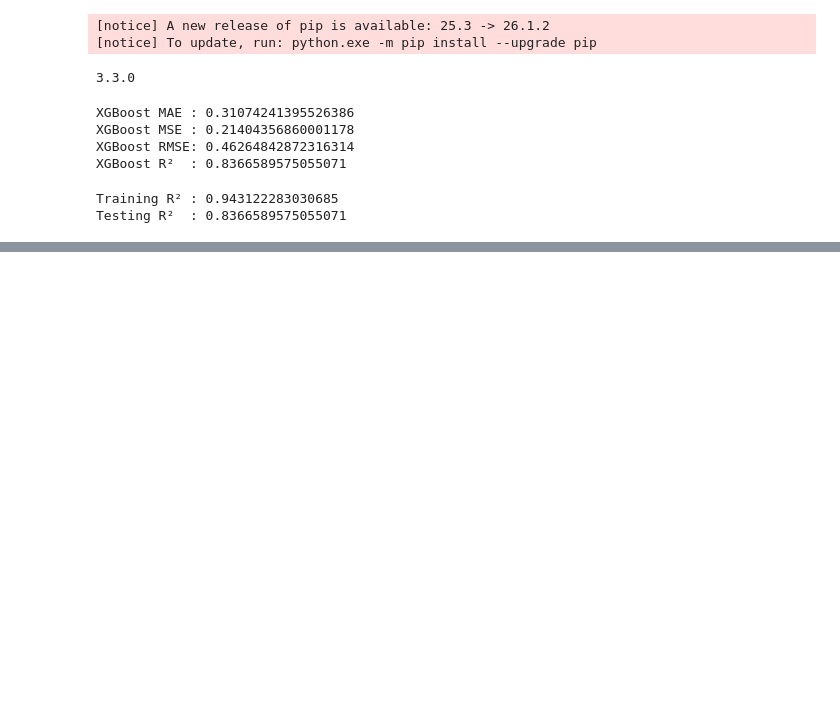
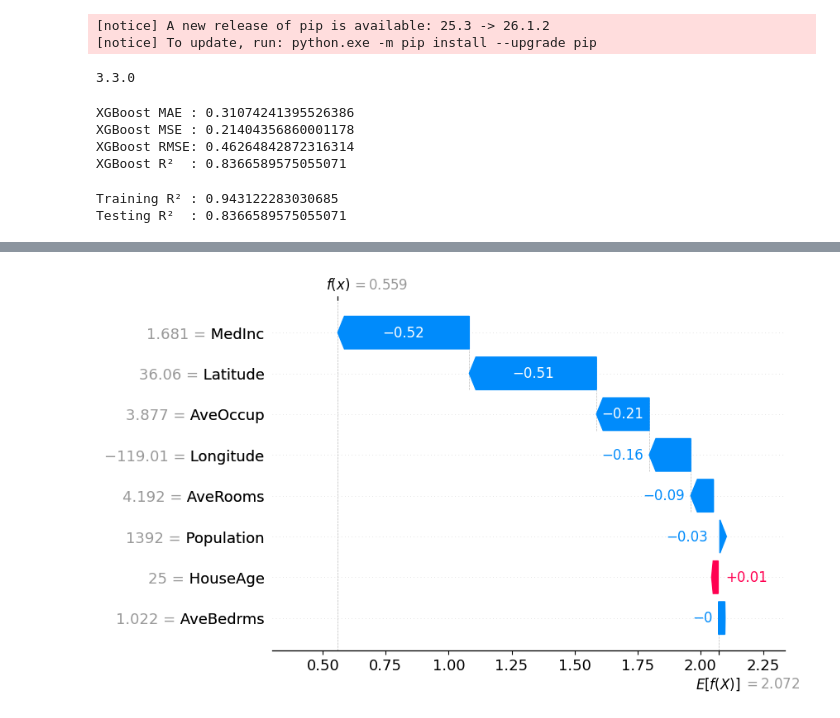
Before and after one commit to haneef333/house-price-prediction, a Jupyter notebook: notebooks/house_price_prediction.ipynb, the cells around one changed output, grey strips where cells are left out. Saved outputs shown, nothing was run; the diff lists cells and outputs as text; code cells hidden in the pictures; blank space fills up the shorter version.

```diff
--- a/notebooks/house_price_prediction.ipynb
+++ b/notebooks/house_price_prediction.ipynb
@@ -620,0 +671,6 @@ Testing R²  : 0.8366589575055071
+# %%
+explainer = shap.TreeExplainer(xgb)
+# %%
+shap_values = explainer(X_test)
+explainer.shap_values(X_test)
+explainer(X_test)
@@ -620,0 +695,4 @@ Testing R²  : 0.8366589575055071
+# %%
+shap.plots.waterfall(shap_values[0])
+# %% [output]
+[figure, added]
```
Also changed, not shown: parts of 14 cells of this notebook, 6 other files.
